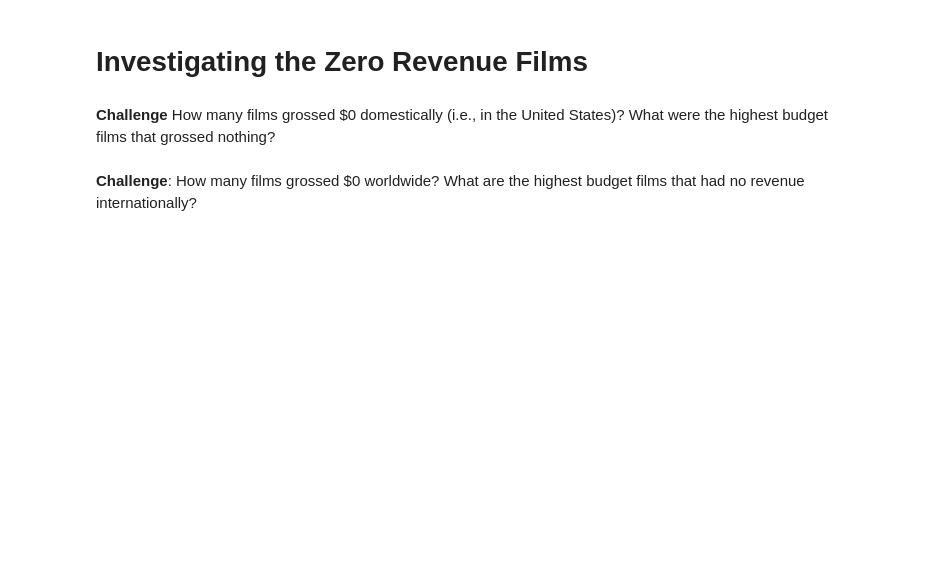
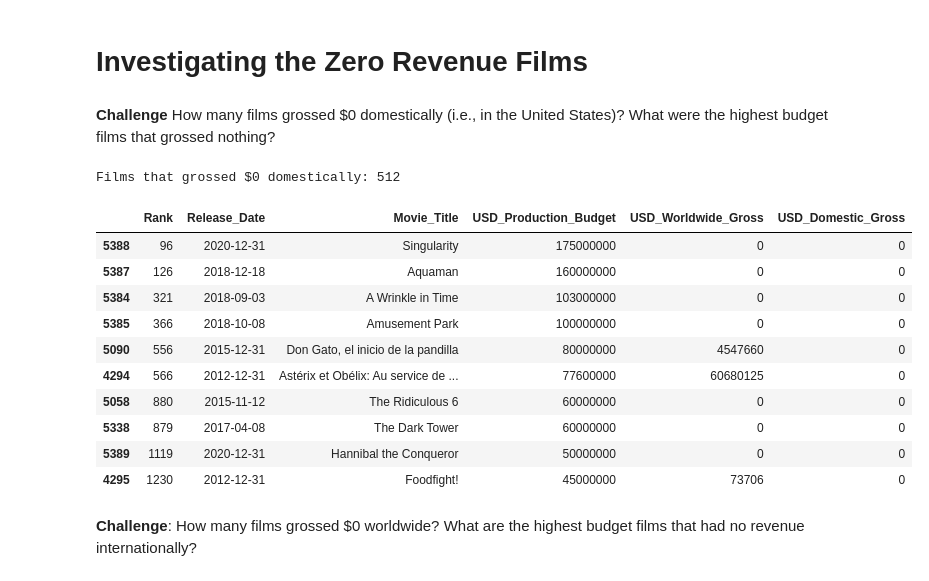
Before and after one commit to fkajose/100-Days-of-Code, a Jupyter notebook: 078-seaborn-linear-regression/Seaborn_and_Linear_Regression.ipynb, the cells around one changed output. Saved outputs shown, nothing was run; the diff lists cells and outputs as text; code cells hidden in the pictures; blank space fills up the shorter version.

Commit message:
Day 78: Remove unscreened movies and analyse films that lost money

```diff
--- a/078-seaborn-linear-regression/Seaborn_and_Linear_Regression.ipynb
+++ b/078-seaborn-linear-regression/Seaborn_and_Linear_Regression.ipynb
@@ -160,5 +170,24 @@ dtype: int64
 # Investigating the Zero Revenue Films
 # %% [markdown]
 **Challenge** How many films grossed $0 domestically (i.e., in the United States)? What were the highest budget films that grossed nothing?
+# %%
+domestic_gross_0 = data[data.USD_Domestic_Gross == 0]
+print(f"Films that grossed $0 domestically: {domestic_gross_0.Rank.count()}")
+# %% [output]
+Films that grossed $0 domestically: 512
+# %%
+domestic_gross_0.sort_values("USD_Production_Budget", ascending=False).head(10)
+# %% [output]
+|  | Rank | Release_Date | Movie_Title | USD_Production_Budget | USD_Worldwide_Gross | USD_Domestic_Gross |
+| 5388 | 96 | 2020-12-31 | Singularity | 175000000 | 0 | 0 |
+| 5387 | 126 | 2018-12-18 | Aquaman | 160000000 | 0 | 0 |
+| 5384 | 321 | 2018-09-03 | A Wrinkle in Time | 103000000 | 0 | 0 |
+| 5385 | 366 | 2018-10-08 | Amusement Park | 100000000 | 0 | 0 |
+| 5090 | 556 | 2015-12-31 | Don Gato, el inicio de la pandilla | 80000000 | 4547660 | 0 |
+| 4294 | 566 | 2012-12-31 | Astérix et Obélix: Au service de ... | 77600000 | 60680125 | 0 |
+| 5058 | 880 | 2015-11-12 | The Ridiculous 6 | 60000000 | 0 | 0 |
+| 5338 | 879 | 2017-04-08 | The Dark Tower | 60000000 | 0 | 0 |
+| 5389 | 1119 | 2020-12-31 | Hannibal the Conqueror | 50000000 | 0 | 0 |
+| 4295 | 1230 | 2012-12-31 | Foodfight! | 45000000 | 73706 | 0 |
 # %% [markdown]
 **Challenge**: How many films grossed $0 worldwide? What are the highest budget films that had no revenue internationally?
```
Also changed, not shown: parts of 8 cells of this notebook.
